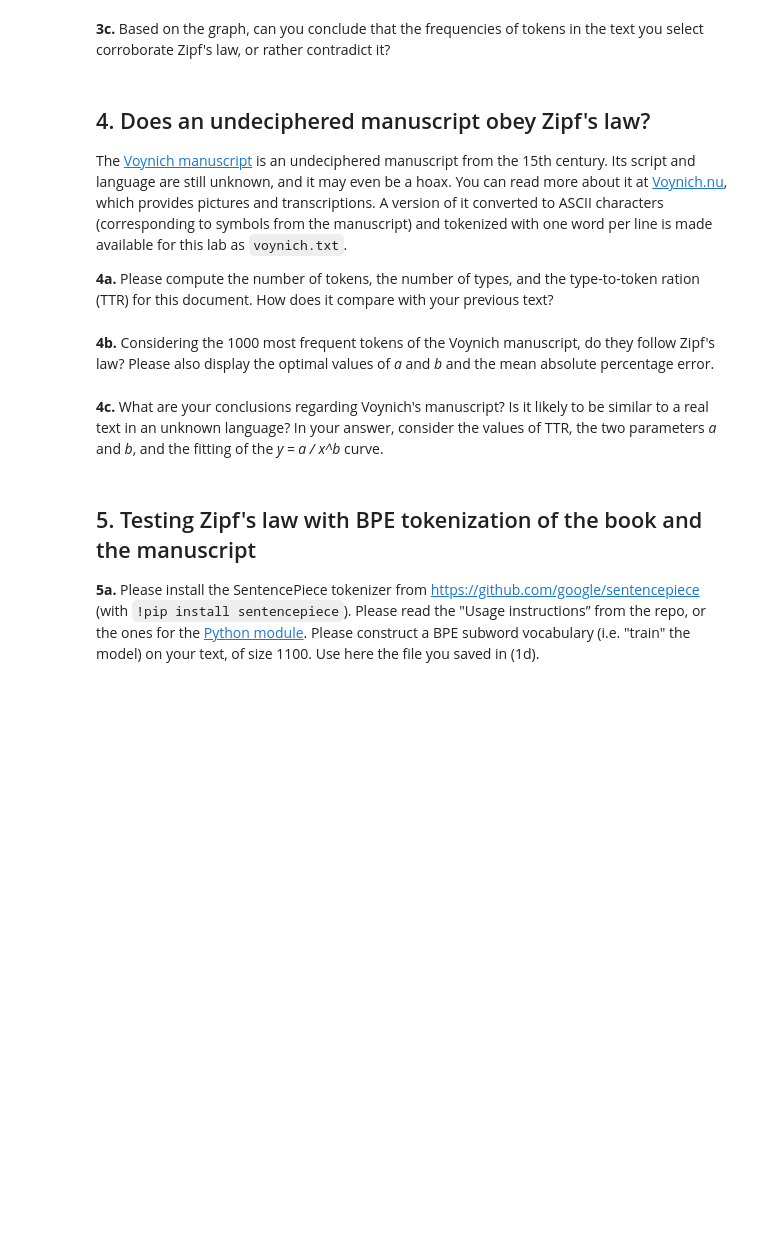
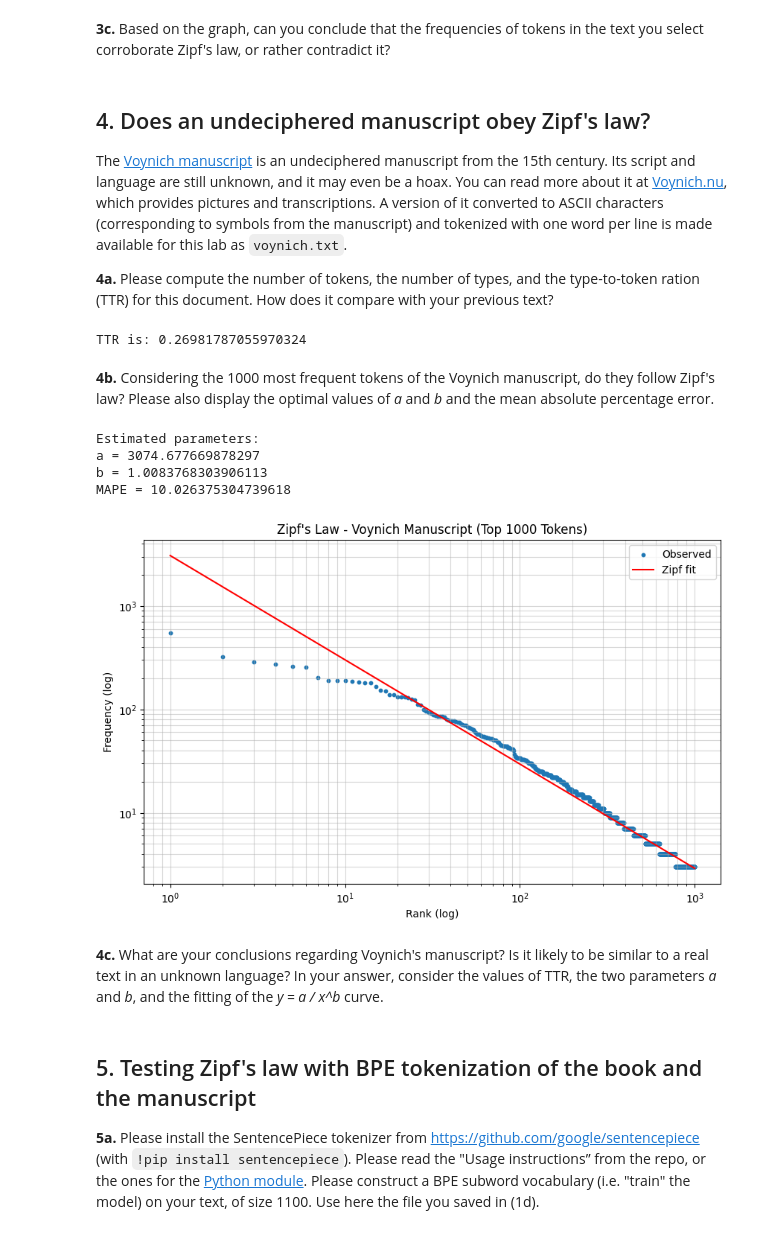
Before and after one commit to pdsalus/AdvNLP_projects, a Jupyter notebook: Lab_1/MSE_AdvNLP_Lab1_student-pio.ipynb, the cells around one changed output. Saved outputs shown, nothing was run; the diff lists cells and outputs as text; code cells hidden in the pictures; blank space fills up the shorter version.

```diff
--- a/Lab_1/MSE_AdvNLP_Lab1_student-pio.ipynb
+++ b/Lab_1/MSE_AdvNLP_Lab1_student-pio.ipynb
@@ -249,2 +267,13 @@ The [Voynich manuscript](https://en.wikipedia.org/wiki/Voynich_manuscript) is an
+# %%
+with open("voynich.txt", "r", encoding="utf-8") as f:
+    lines = f.readlines()
+
+lines = [line.strip() for line in lines]
+lines
+print("TTR is:", len(set(lines))/len(lines))
+
+# COMMENT BASED ON PREVOus CODE
+# %% [output]
+TTR is: 0.26981787055970324
 # %% [markdown]
 **4b.** Considering the 1000 most frequent tokens of the Voynich manuscript, do they follow Zipf's law?  Please also display the optimal values of *a* and *b* and the mean absolute percentage error.
@@ -253,2 +280,62 @@ The [Voynich manuscript](https://en.wikipedia.org/wiki/Voynich_manuscript) is an
+# %%
+text = " ".join(lines)
+
+tokens = nltk.tokenize.word_tokenize(text)
+
+dftext = nltk.FreqDist(tokens)
+
+most_common_1000 = dftext.most_common(1000)
+
+frequencies = np.array([freq for word, freq in most_common_1000])
+ranks = np.arange(1, len(frequencies) + 1)
+
+# ---- Estimate Zipf parameters ----
+
+log_ranks = np.log(ranks)
+log_freq = np.log(frequencies)
+
+# Linear regression
+b_neg, log_a = np.polyfit(log_ranks, log_freq, 1)
+
+b = -b_neg
+a = np.exp(log_a)
+
+# Predicted frequencies from Zipf model
+pred_freq = a * ranks ** (-b)
+
+# ---- Mean Absolute Percentage Error ----
+
+mape = np.mean(np.abs((frequencies - pred_freq) / frequencies)) * 100
+
+print("Estimated parameters:")
+print("a =", a)
+print("b =", b)
+print("MAPE =", mape)
+
+# ---- Plot ----
+
+plt.figure(figsize=(10,6))
+
+plt.scatter(ranks, frequencies, s=10, label="Observed")
+
+plt.plot(ranks, pred_freq, color="red", label="Zipf fit")
+
+plt.xscale("log")
+plt.yscale("log")
+
+plt.xlabel("Rank (log)")
+plt.ylabel("Frequency (log)")
+plt.title("Zipf's Law - Voynich Manuscript (Top 1000 Tokens)")
+
+plt.legend()
+plt.grid(True, which="both", ls="-", alpha=0.5)
+
+plt.show()
+# %% [output]
+Estimated parameters:
+a = 3074.677669878297
+b = 1.0083768303906113
+MAPE = 10.026375304739618
+[figure, added]
 # %% [markdown]
 **4c.** What are your conclusions regarding Voynich's manuscript?  Is it likely to be similar to a real text in an unknown language?  In your answer, consider the values of TTR, the two parameters *a* and *b*, and the fitting of the *y = a / x^b* curve.
```
Also changed, not shown: parts of 10 cells of this notebook.
